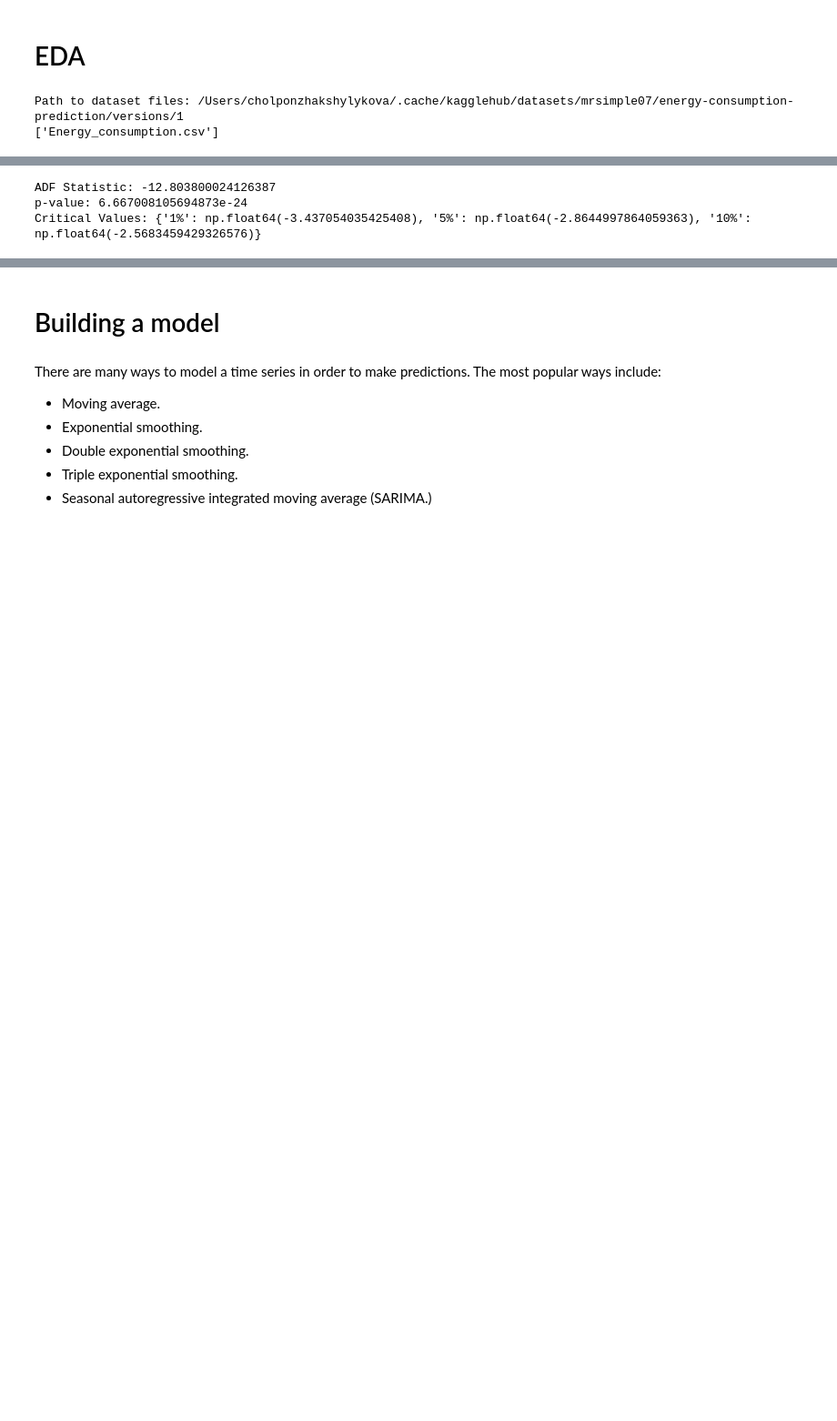
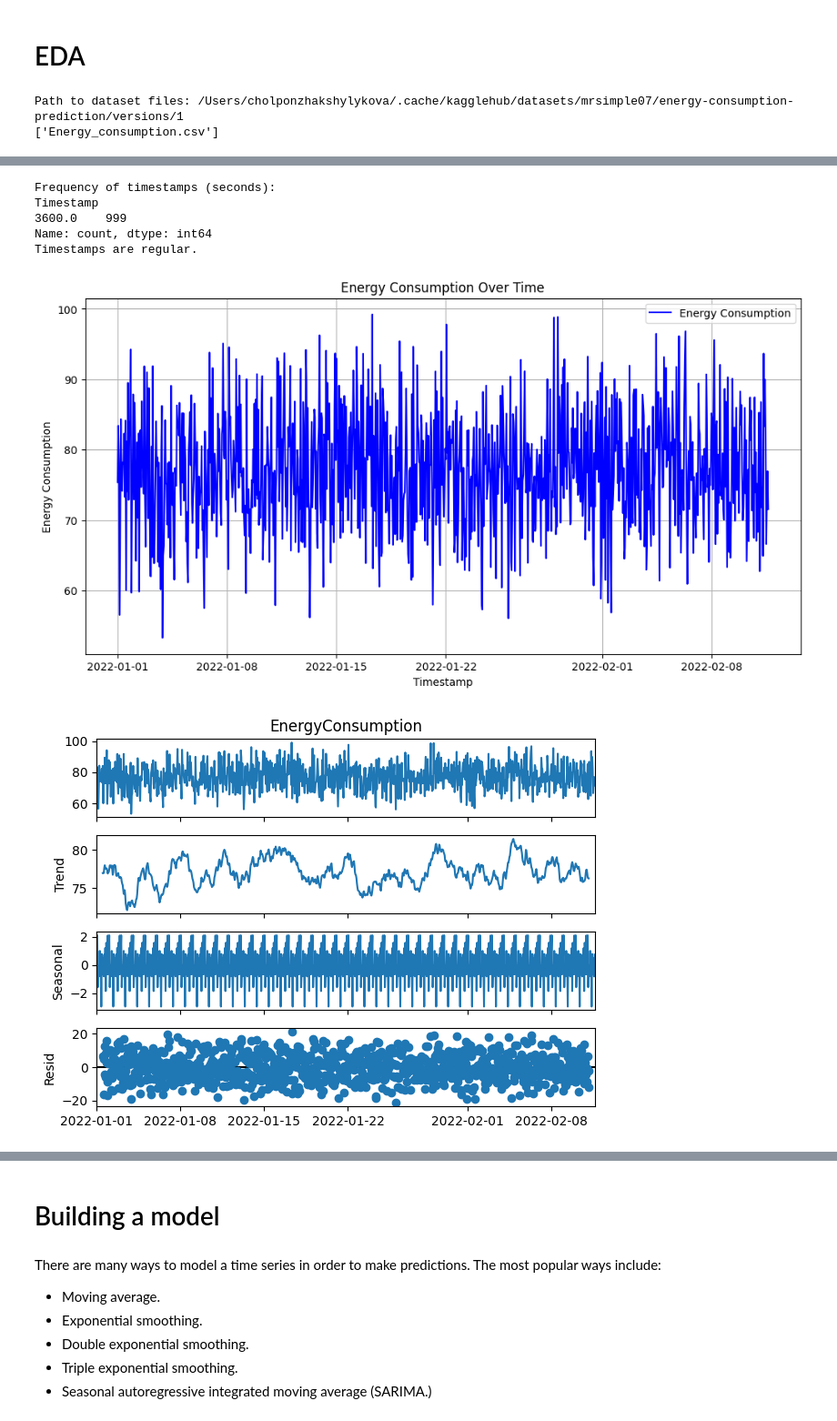
Before and after one commit to CZhakshylykova/SDS-CP027-watt-wise, a Jupyter notebook: submissions/team/cholpon-zhakshylykova/project_cz.ipynb, the cells around one changed output, grey strips where cells are left out. Shown at 91% size. Drawn from its saved outputs; the diff is of its cells as text; code cells hidden in the pictures; blank space fills up the shorter version.

```diff
--- a/submissions/team/cholpon-zhakshylykova/project_cz.ipynb
+++ b/submissions/team/cholpon-zhakshylykova/project_cz.ipynb
@@ -320,14 +189,0 @@ This suggests that differencing or other transformations may be needed to achiev
-# %%
-# Differencing: involves subtracting the previous observation from the current observation to remove trends or seasonality.
-
-# Differencing: involves subtracting the previous observation from the current observation to remove trends or seasonality.
-
-data_date_indexed['EnergyConsumption_diff'] = data_date_indexed['EnergyConsumption'].diff()
-
-# Plotting
-plt.figure(figsize=(20, 6))
-plt.plot(data["Timestamp"], data['EnergyConsumption'], label='Original EnergyConsumption', color='blue')
-plt.plot(data["Timestamp"], data['EnergyConsumption_diff'], label='Differenced EnergyConsumption', linestyle='--', color='green')
-plt.legend()
-plt.title('Original vs Differenced EnergyConsumption')
-plt.show()
@@ -389,12 +190,52 @@ Name: EnergyConsumption_diff, dtype: float64
-# %%
-from statsmodels.tsa.stattools import adfuller
-
-# Assuming df is your DataFrame
-result = adfuller(data['EnergyConsumption_diff'])
-print('ADF Statistic:', result[0])
-print('p-value:', result[1])
-print('Critical Values:', result[4])
-# %% [output]
-ADF Statistic: -12.803800024126387
-p-value: 6.667008105694873e-24
-Critical Values: {'1%': np.float64(-3.437054035425408), '5%': np.float64(-2.8644997864059363), '10%': np.float64(-2.5683459429326576)}
+# %%
+from statsmodels.tsa.seasonal import seasonal_decompose
+
+# Assess data continuity and frequency of timestamps
+timestamp_diff = data_date_indexed.index.to_series().diff().dt.total_seconds()
+print("Frequency of timestamps (seconds):")
+print(timestamp_diff.value_counts())
+
+# Check for irregularities in timestamp frequency
+if timestamp_diff.nunique() > 1:
+    print("Irregular timestamp frequency detected.")
+else:
+    print("Timestamps are regular.")
+
+# Explore seasonality, trends, and anomalies in energy consumption
+plt.figure(figsize=(12, 6))
+plt.plot(data_date_indexed.index, data_date_indexed['EnergyConsumption'], label='Energy Consumption', color='blue')
+plt.title('Energy Consumption Over Time')
+plt.xlabel('Timestamp')
+plt.ylabel('Energy Consumption')
+plt.legend()
+plt.grid(True)
+plt.show()
+
+# Seasonal decomposition using statsmodels
+
+decomposition = seasonal_decompose(data_date_indexed['EnergyConsumption'], model='additive', period=24)
+decomposition.plot()
+plt.show()
+
+# Highlight anomalies using rolling statistics
+rolling_mean = data_date_indexed['EnergyConsumption'].rolling(window=24).mean()
+rolling_std = data_date_indexed['EnergyConsumption'].rolling(window=24).std()
+
+plt.figure(figsize=(12, 6))
+plt.plot(data_date_indexed.index, data_date_indexed['EnergyConsumption'], label='Energy Consumption', color='blue')
+plt.plot(data_date_indexed.index, rolling_mean, label='Rolling Mean (Window=24)', color='red')
+plt.fill_between(data_date_indexed.index, rolling_mean - 2 * rolling_std, rolling_mean + 2 * rolling_std, color='gray', alpha=0.2, label='Confidence Interval')
+plt.title('Energy Consumption with Rolling Statistics')
+plt.xlabel('Timestamp')
+plt.ylabel('Energy Consumption')
+plt.legend()
+plt.grid(True)
+plt.show()
+# %% [output]
+Frequency of timestamps (seconds):
+Timestamp
+3600.0    999
+Name: count, dtype: int64
+Timestamps are regular.
+[figure, added]
+[figure, added]
```
Also changed, not shown: parts of 32 cells of this notebook.
